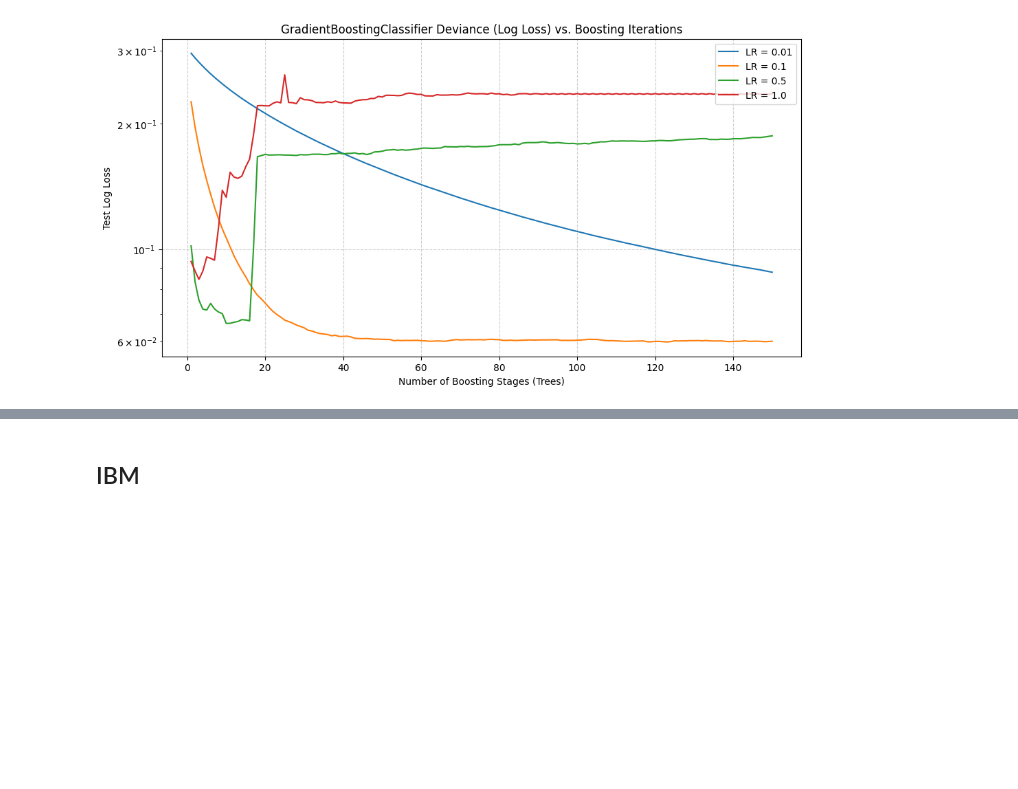
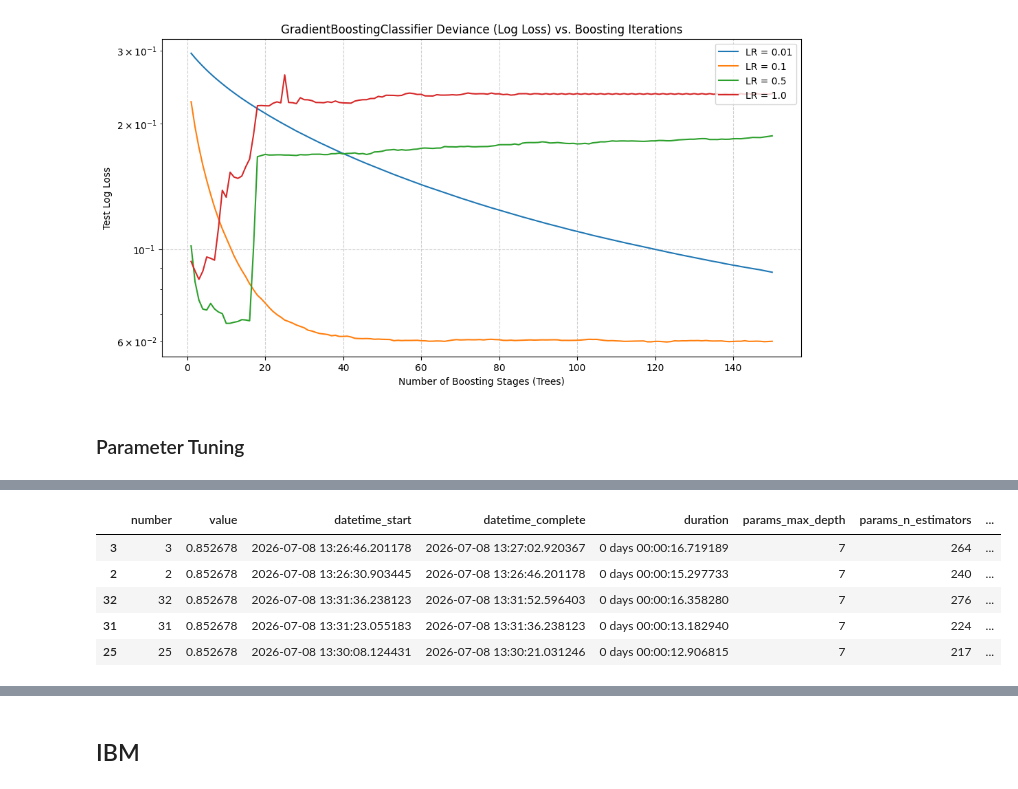
Before and after one commit to calebhadley1/DX799-capstone, a Jupyter notebook: Week9.ipynb, the cells around one changed output, grey strips where cells are left out. Saved outputs shown, nothing was run; the diff lists cells and outputs as text; code cells hidden in the pictures; blank space fills up the shorter version.

Commit message:
add param tuning

```diff
--- a/Week9.ipynb
+++ b/Week9.ipynb
@@ -160,3 +160,39 @@ plt.grid(True, linestyle='--', alpha=0.6)
 None
 # %% [output]
 [figure]
+# %% [markdown]
+### Parameter Tuning
+# %%
+from sklearn.model_selection import StratifiedKFold
+
+# cv = RepeatedKFold(n_splits=5, n_repeats=5, random_state=random_state)
+cv = StratifiedKFold(n_splits=5) # Using stratified to maintain class distribution
+# %%
+# Parameter tuning
+def objective(trial):
+    n_estimators = trial.suggest_int("n_estimators", 10, 300)
+    max_depth = trial.suggest_int("max_depth", 2, 8)
+
+    model = GradientBoostingClassifier(
+        n_estimators=n_estimators,
+        max_depth=max_depth,
+        random_state=random_state
+    )
+
+    scores = cross_val_score(
+        model,
+        X=X_train_scaled,
+        y=y_train,
+        cv=cv,
+        scoring='recall',
+        n_jobs=-1,
+    )
+    return scores.mean()
+
+
+study = optuna.create_study(direction="maximize")
+study.optimize(objective, n_trials=100)
+
+top_5_recall_df = study.trials_dataframe().sort_values("value", ascending=False).head(5)
+display(top_5_recall_df)
+# %% [output]
@@ -162,0 +216,6 @@ None
+|  | number | value | datetime_start | datetime_complete | duration | params_max_depth | params_n_estimators | ... |
+| 3 | 3 | 0.852678 | 2026-07-08 13:26:46.201178 | 2026-07-08 13:27:02.920367 | 0 days 00:00:16.719189 | 7 | 264 | ... |
+| 2 | 2 | 0.852678 | 2026-07-08 13:26:30.903445 | 2026-07-08 13:26:46.201178 | 0 days 00:00:15.297733 | 7 | 240 | ... |
+| 32 | 32 | 0.852678 | 2026-07-08 13:31:36.238123 | 2026-07-08 13:31:52.596403 | 0 days 00:00:16.358280 | 7 | 276 | ... |
+| 31 | 31 | 0.852678 | 2026-07-08 13:31:23.055183 | 2026-07-08 13:31:36.238123 | 0 days 00:00:13.182940 | 7 | 224 | ... |
+| 25 | 25 | 0.852678 | 2026-07-08 13:30:08.124431 | 2026-07-08 13:30:21.031246 | 0 days 00:00:12.906815 | 7 | 217 | ... |
```
Also changed, not shown: parts of 12 cells of this notebook.
